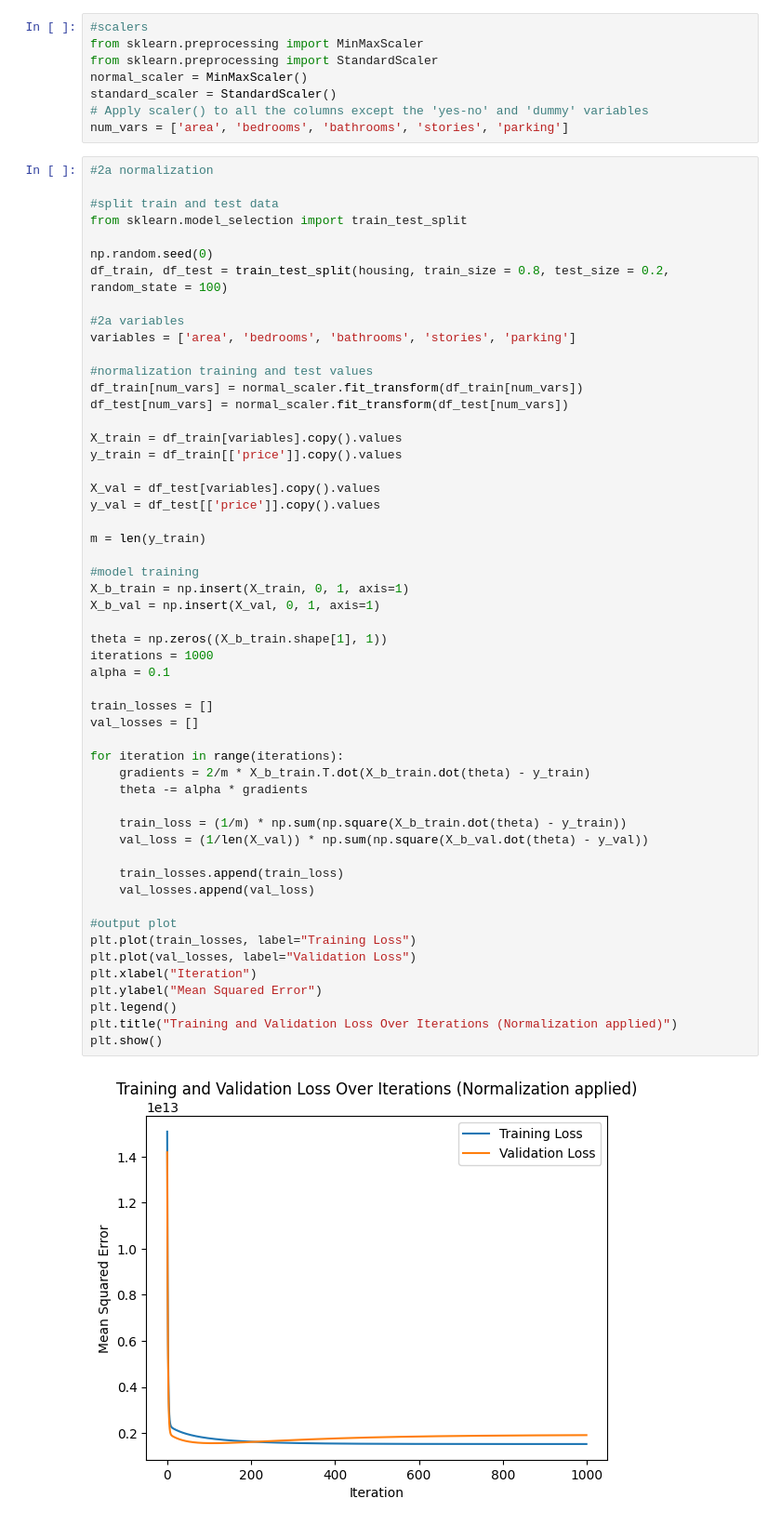
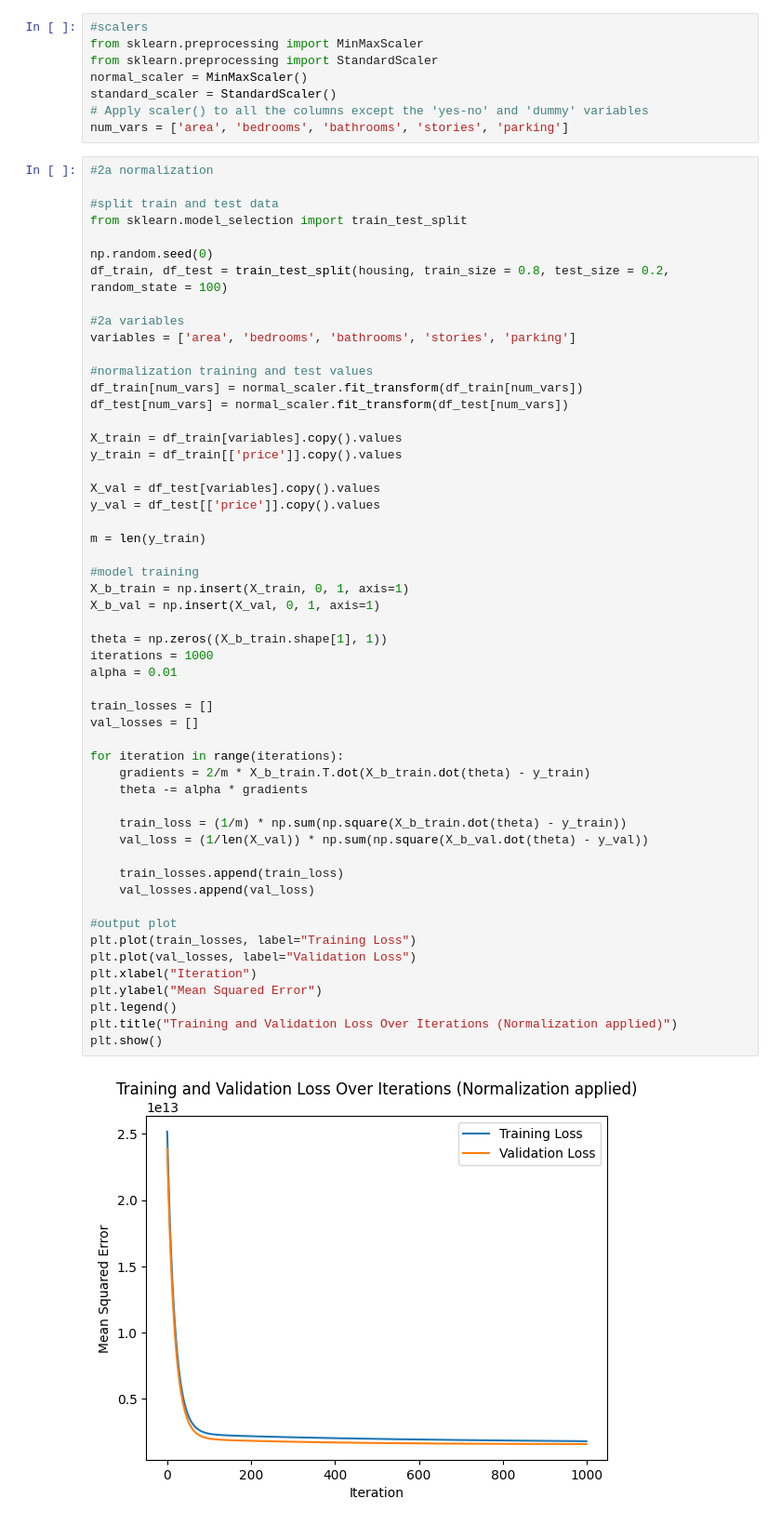
Before and after one commit to Anidafio/4105_hw2, a Jupyter notebook: hw2_p2a.ipynb, the cells around one changed output. Shown: that part at 93% size. Drawn from its saved outputs; the diff is of its cells as text.

```diff
--- a/hw2_p2a.ipynb
+++ b/hw2_p2a.ipynb
@@ -64,35 +64,35 @@ m = len(y_train)
 
 #model training
 X_b_train = np.insert(X_train, 0, 1, axis=1)
 X_b_val = np.insert(X_val, 0, 1, axis=1)
 
 theta = np.zeros((X_b_train.shape[1], 1))
 iterations = 1000
-alpha = 0.1
+alpha = 0.01
 
 train_losses = []
 val_losses = []
 
 for iteration in range(iterations):
     gradients = 2/m * X_b_train.T.dot(X_b_train.dot(theta) - y_train)
     theta -= alpha * gradients
 
     train_loss = (1/m) * np.sum(np.square(X_b_train.dot(theta) - y_train))
     val_loss = (1/len(X_val)) * np.sum(np.square(X_b_val.dot(theta) - y_val))
 
     train_losses.append(train_loss)
     val_losses.append(val_loss)
 
 #output plot
 plt.plot(train_losses, label="Training Loss")
 plt.plot(val_losses, label="Validation Loss")
 plt.xlabel("Iteration")
 plt.ylabel("Mean Squared Error")
 plt.legend()
 plt.title("Training and Validation Loss Over Iterations (Normalization applied)")
 plt.show()
 # %% [output]
-[figure, old version]
+[figure, new version]
 # %%
 #2a standartization
 
```
Also changed, not shown: parts of 1 cell of this notebook.
